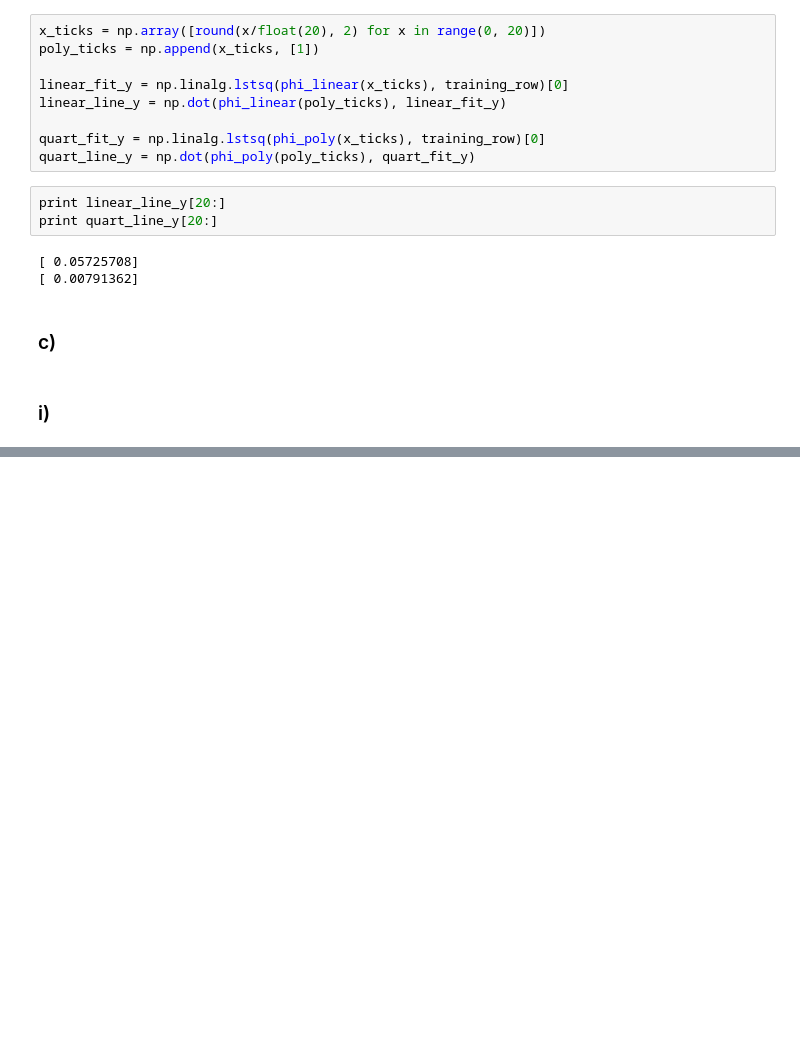
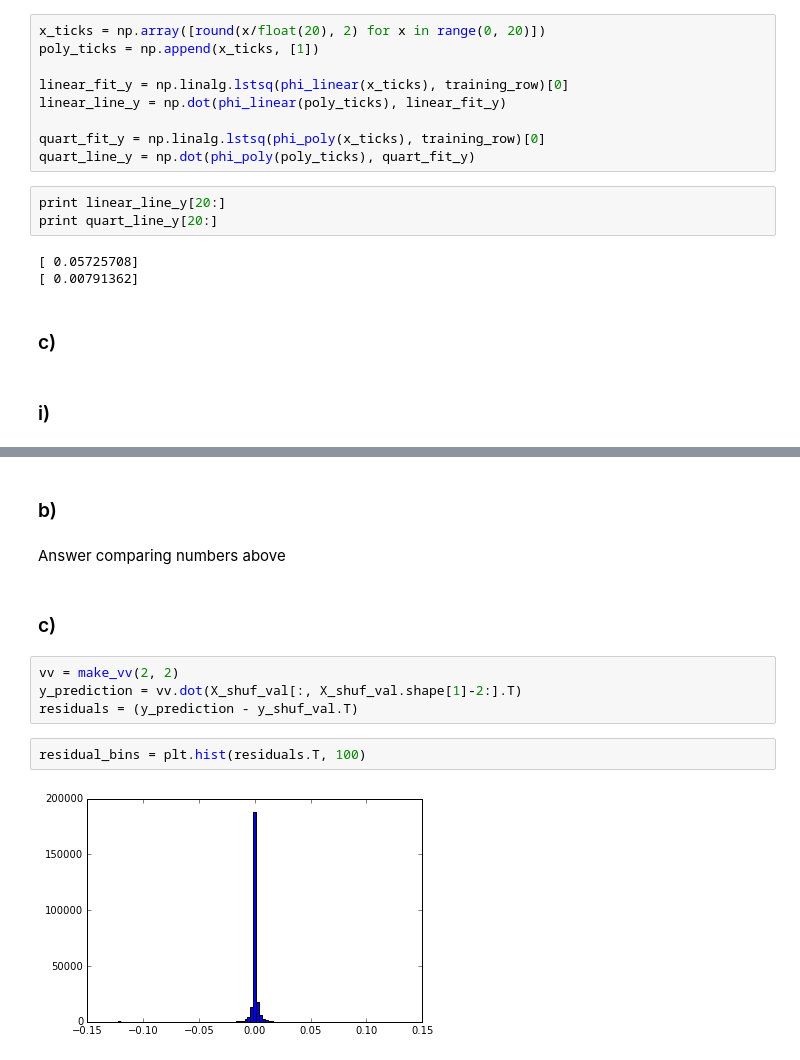
Before and after one commit to tjcdev/mlpr-assignment1, a Jupyter notebook: assignment.ipynb, the cells around one changed output, grey strips where cells are left out. Drawn from its saved outputs; the diff is of its cells as text; blank space fills up the shorter version.

```diff
--- a/assignment.ipynb
+++ b/assignment.ipynb
@@ -309,0 +360,14 @@ min_K
+# %% [markdown]
+### b)
+# %% [markdown]
+Answer comparing numbers above
+# %% [markdown]
+### c)
+# %%
+vv = make_vv(2, 2)
+y_prediction = vv.dot(X_shuf_val[:, X_shuf_val.shape[1]-2:].T)
+residuals = (y_prediction - y_shuf_val.T)
+# %%
+residual_bins = plt.hist(residuals.T, 100)
+# %% [output]
+[figure, added]
```
Also changed, not shown: parts of 21 cells of this notebook, 1 other file.
